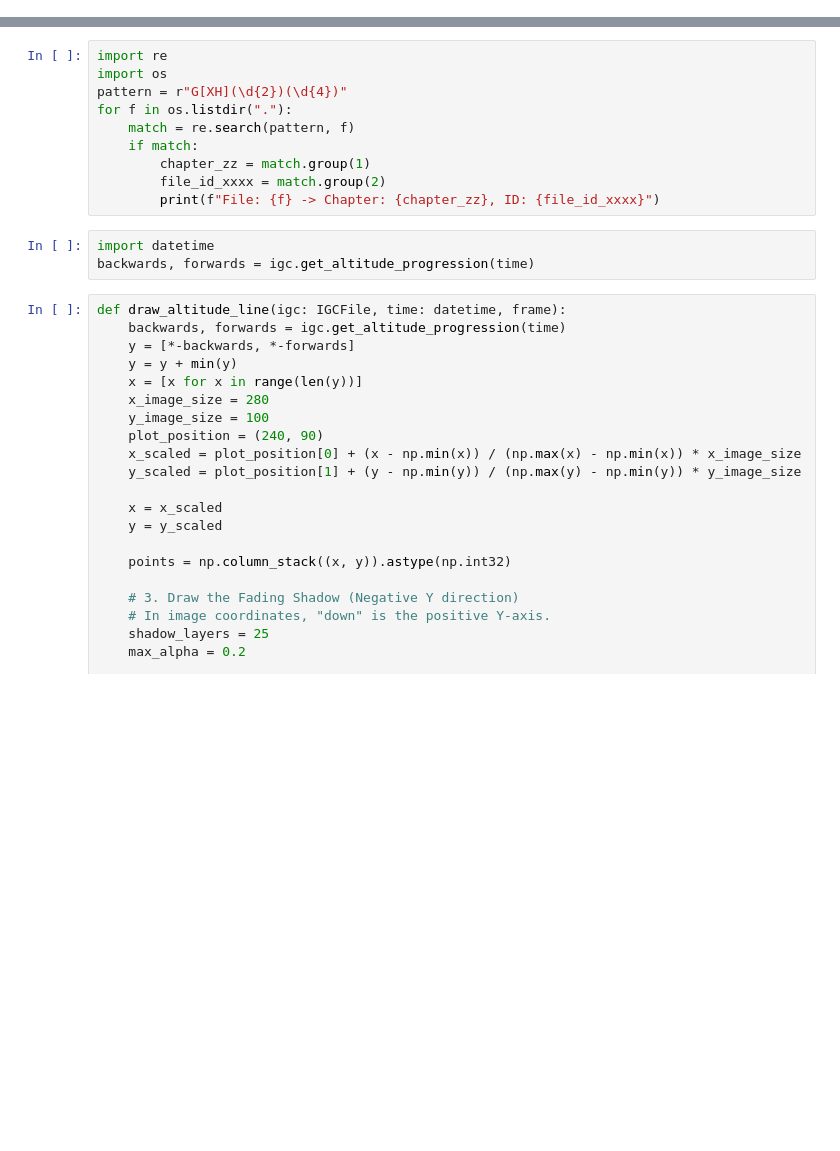
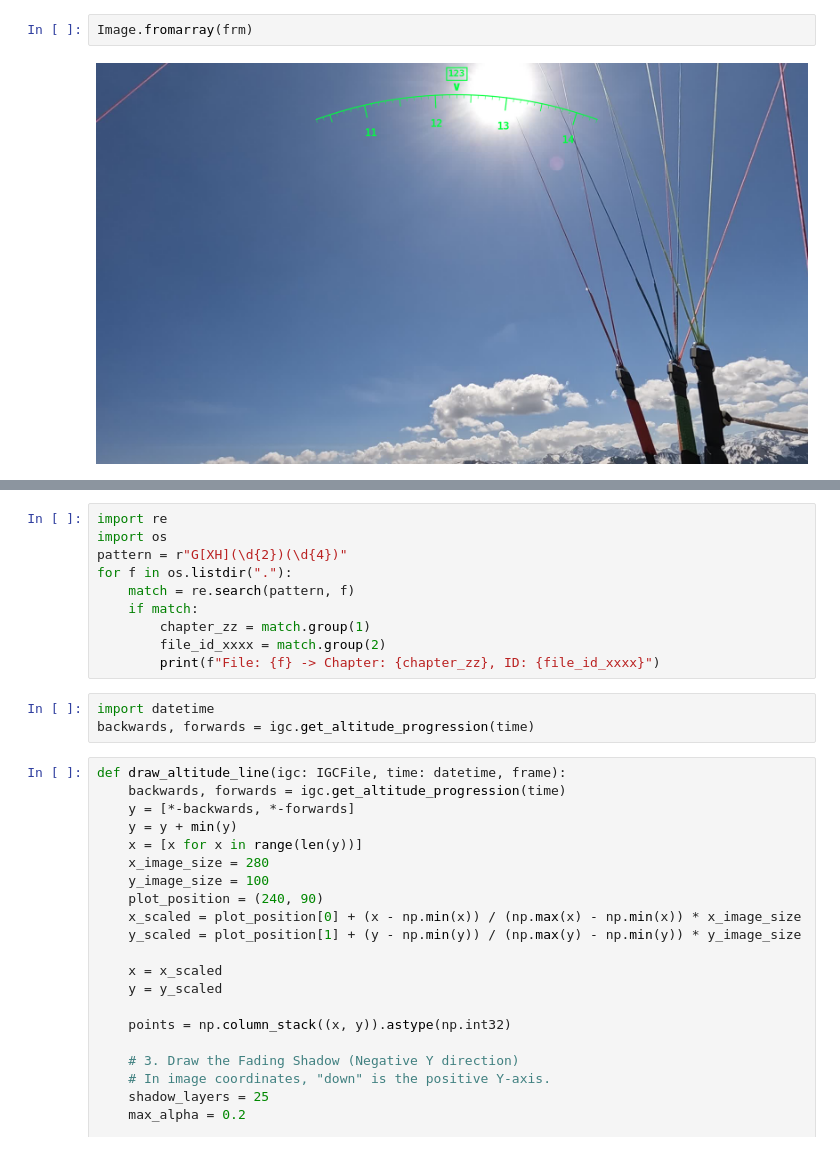
Before and after one commit to darfRaider/gliderVideo, a Jupyter notebook: Test.ipynb, the cells around one changed output, grey strips where cells are left out. Cells and saved outputs as stored; diff of their text form; blank space fills up the shorter version.

```diff
--- a/Test.ipynb
+++ b/Test.ipynb
@@ -113,0 +257,4 @@ max(filtered)
+# %%
+Image.fromarray(frm)
+# %% [output]
+[figure, added]
```
Also changed, not shown: parts of 9 cells of this notebook, 6 other files.
